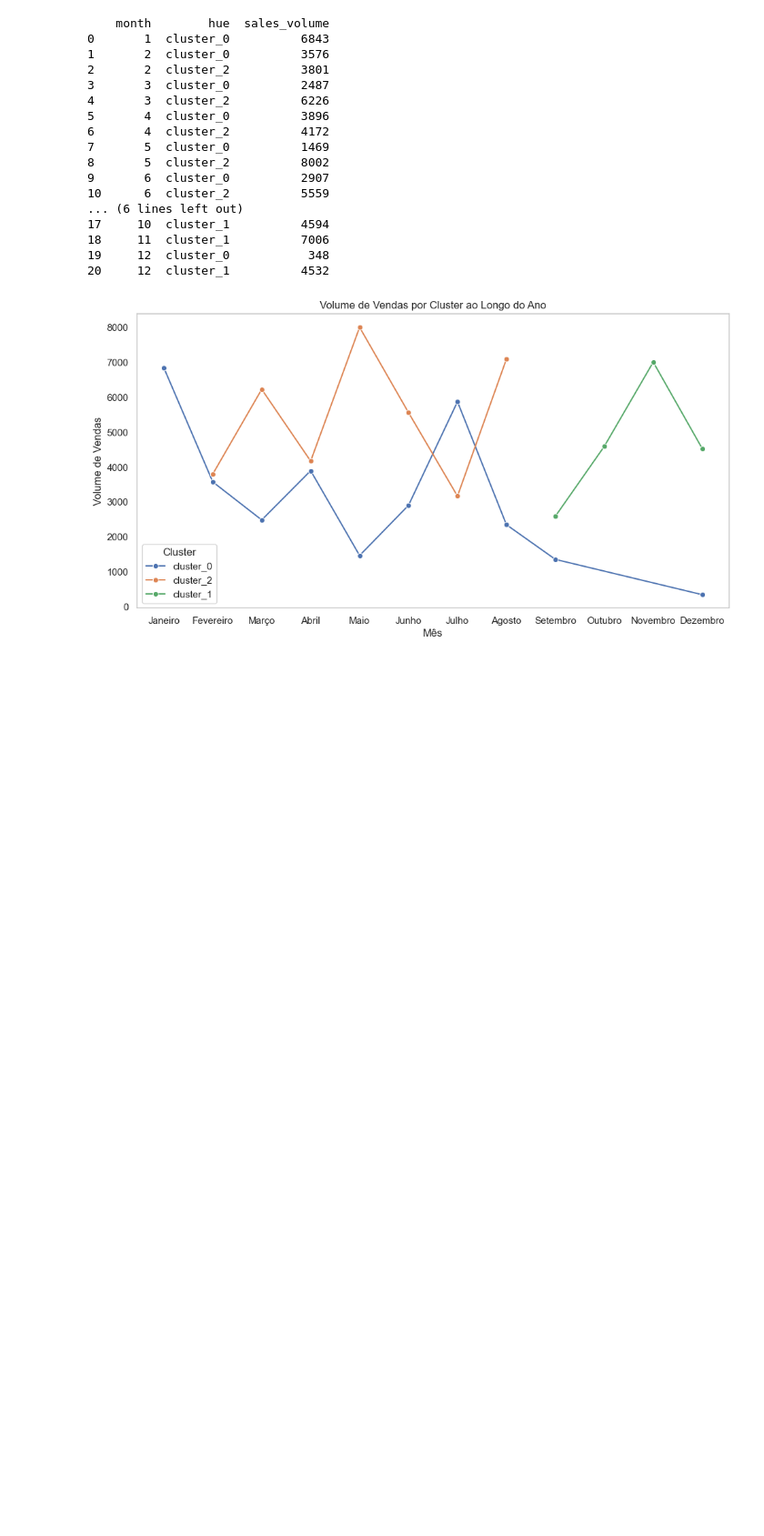
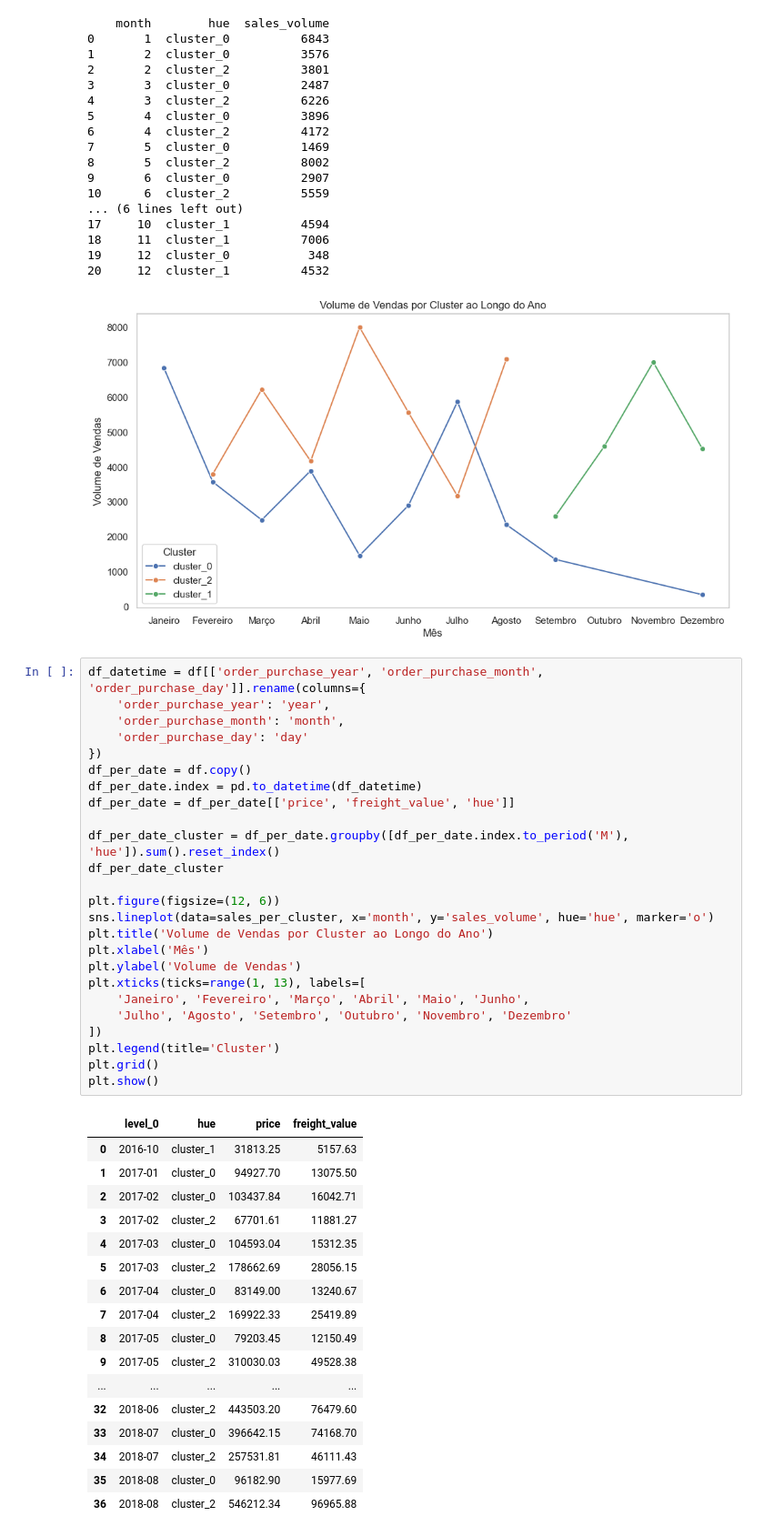
Before and after one commit to wnetohr/Olist-Brazilian-E-Commerce, a Jupyter notebook: notebooks/cluster/eda_cluster_dataframe.ipynb, the cells around one changed output. Shown at 91% size. Saved outputs shown, nothing was run; the diff lists cells and outputs as text; blank space fills up the shorter version.

```diff
--- a/notebooks/cluster/eda_cluster_dataframe.ipynb
+++ b/notebooks/cluster/eda_cluster_dataframe.ipynb
@@ -326,3 +382,46 @@ plt.show()
 19     12  cluster_0           348
 20     12  cluster_1          4532
 [figure]
+# %%
+df_datetime = df[['order_purchase_year', 'order_purchase_month', 'order_purchase_day']].rename(columns={
+    'order_purchase_year': 'year',
+    'order_purchase_month': 'month',
+    'order_purchase_day': 'day'
+})
+df_per_date = df.copy()
+df_per_date.index = pd.to_datetime(df_datetime)
+df_per_date = df_per_date[['price', 'freight_value', 'hue']]
+
+df_per_date_cluster = df_per_date.groupby([df_per_date.index.to_period('M'), 'hue']).sum().reset_index()
+df_per_date_cluster
+
+plt.figure(figsize=(12, 6))
+sns.lineplot(data=sales_per_cluster, x='month', y='sales_volume', hue='hue', marker='o')
+plt.title('Volume de Vendas por Cluster ao Longo do Ano')
+plt.xlabel('Mês')
+plt.ylabel('Volume de Vendas')
+plt.xticks(ticks=range(1, 13), labels=[
+    'Janeiro', 'Fevereiro', 'Março', 'Abril', 'Maio', 'Junho',
+    'Julho', 'Agosto', 'Setembro', 'Outubro', 'Novembro', 'Dezembro'
+])
+plt.legend(title='Cluster')
+plt.grid()
+plt.show()
+# %% [output]
+|  | level_0 | hue | price | freight_value |
+| 0 | 2016-10 | cluster_1 | 31813.25 | 5157.63 |
+| 1 | 2017-01 | cluster_0 | 94927.70 | 13075.50 |
+| 2 | 2017-02 | cluster_0 | 103437.84 | 16042.71 |
+| 3 | 2017-02 | cluster_2 | 67701.61 | 11881.27 |
+| 4 | 2017-03 | cluster_0 | 104593.04 | 15312.35 |
+| 5 | 2017-03 | cluster_2 | 178662.69 | 28056.15 |
+| 6 | 2017-04 | cluster_0 | 83149.00 | 13240.67 |
+| 7 | 2017-04 | cluster_2 | 169922.33 | 25419.89 |
+| 8 | 2017-05 | cluster_0 | 79203.45 | 12150.49 |
+| 9 | 2017-05 | cluster_2 | 310030.03 | 49528.38 |
+| ... | ... | ... | ... | ... |
+| 32 | 2018-06 | cluster_2 | 443503.20 | 76479.60 |
+| 33 | 2018-07 | cluster_0 | 396642.15 | 74168.70 |
+| 34 | 2018-07 | cluster_2 | 257531.81 | 46111.43 |
+| 35 | 2018-08 | cluster_0 | 96182.90 | 15977.69 |
+| 36 | 2018-08 | cluster_2 | 546212.34 | 96965.88 |
```
Also changed, not shown: parts of 5 cells of this notebook, 3 other files.
